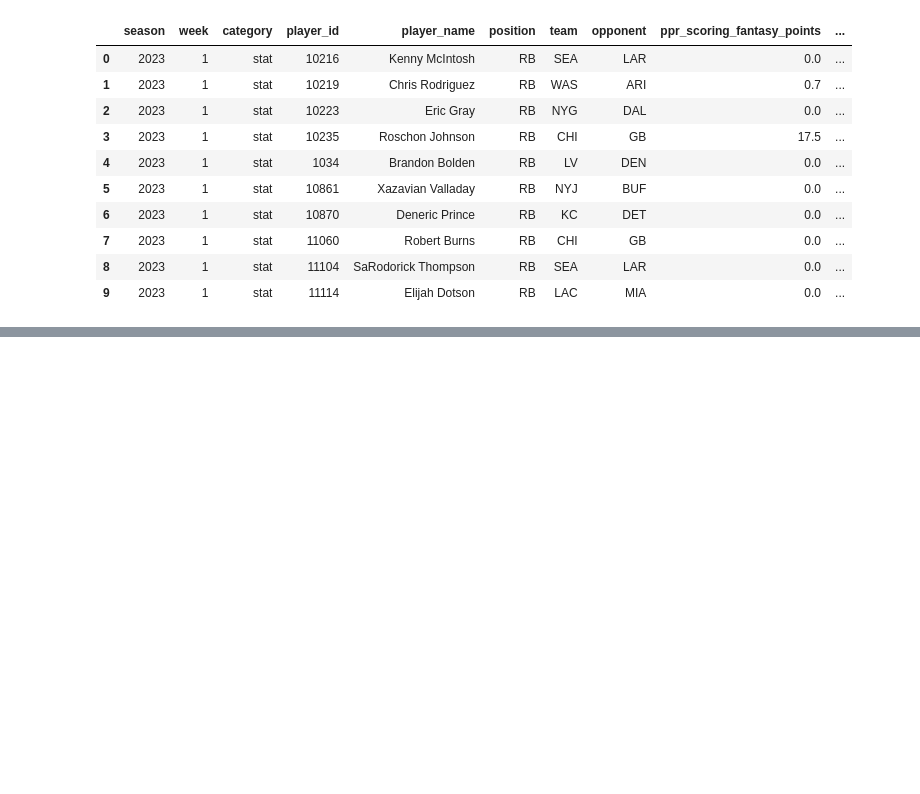
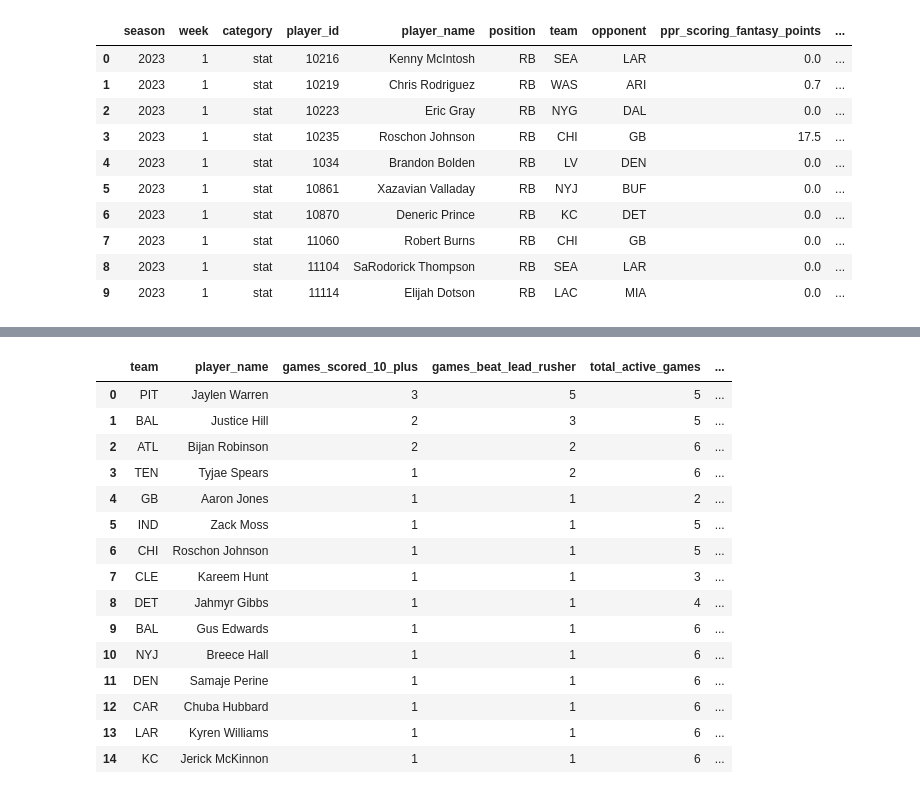
Before and after one commit to vingkan/fantasy-data-pond, a Jupyter notebook: notebooks/running_back_analysis.ipynb, the cells around one changed output, grey strips where cells are left out. Drawn from its saved outputs; the diff is of its cells as text; code cells hidden in the pictures; blank space fills up the shorter version.

```diff
--- a/notebooks/running_back_analysis.ipynb
+++ b/notebooks/running_back_analysis.ipynb
@@ -138,0 +216,64 @@ con.execute(query).fetchdf()
+# %%
+query = """
+WITH outperformed_lead_rusher AS (
+    SELECT *
+    FROM rusher_week_share_view
+    WHERE
+        top_rusher_by_attempts != top_rusher_by_fantasy_points
+        AND player_id = top_rusher_by_fantasy_points
+),
+
+outperformed_lead_rusher_season_stat AS (
+    SELECT
+        team,
+        player_id,
+        MAX(player_name) AS player_name,
+        COUNT(DISTINCT game_id) AS games_beat_lead_rusher,
+        SUM(ppr_scoring_fantasy_points)  AS total_points_when_beat_lead_rusher,
+        CAST(SUM(IF(ppr_scoring_fantasy_points >= 10, 1, 0)) AS INT) AS games_scored_10_plus
+    FROM outperformed_lead_rusher
+    GROUP BY
+        team,
+        player_id
+    HAVING games_scored_10_plus > 0
+    ORDER BY
+        games_scored_10_plus DESC,
+        games_beat_lead_rusher DESC,
+        total_points_when_beat_lead_rusher DESC
+)
+
+SELECT
+    r.team,
+    r.player_name,
+    r.games_scored_10_plus,
+    r.games_beat_lead_rusher,
+    s.total_active_games,
+    ROUND(s.total_fantasy_points / s.total_active_games, 1) AS average_points_per_game,
+    COALESCE(p.roster_status, 'available') AS roster_status,
+    p.owner_name
+FROM outperformed_lead_rusher_season_stat r
+LEFT JOIN rusher_season_total_view s
+    ON r.team = s.team
+    AND r.player_id = s.player_id
+LEFT JOIN player_roster_view p
+    ON r.player_id = p.player_id
+"""
+df = con.execute(query).fetchdf()
+df.style.apply(lambda x: ["background: lime" if v in {"available", "vingkan"} else "" for v in x], axis=1)
+# %% [output]
+|  | team | player_name | games_scored_10_plus | games_beat_lead_rusher | total_active_games | ... |
+| 0 | PIT | Jaylen Warren | 3 | 5 | 5 | ... |
+| 1 | BAL | Justice Hill | 2 | 3 | 5 | ... |
+| 2 | ATL | Bijan Robinson | 2 | 2 | 6 | ... |
+| 3 | TEN | Tyjae Spears | 1 | 2 | 6 | ... |
+| 4 | GB | Aaron Jones | 1 | 1 | 2 | ... |
+| 5 | IND | Zack Moss | 1 | 1 | 5 | ... |
+| 6 | CHI | Roschon Johnson | 1 | 1 | 5 | ... |
+| 7 | CLE | Kareem Hunt | 1 | 1 | 3 | ... |
+| 8 | DET | Jahmyr Gibbs | 1 | 1 | 4 | ... |
+| 9 | BAL | Gus Edwards | 1 | 1 | 6 | ... |
+| 10 | NYJ | Breece Hall | 1 | 1 | 6 | ... |
+| 11 | DEN | Samaje Perine | 1 | 1 | 6 | ... |
+| 12 | CAR | Chuba Hubbard | 1 | 1 | 6 | ... |
+| 13 | LAR | Kyren Williams | 1 | 1 | 6 | ... |
+| 14 | KC | Jerick McKinnon | 1 | 1 | 6 | ... |
```
Also changed, not shown: parts of 6 cells of this notebook, 1 other file.
